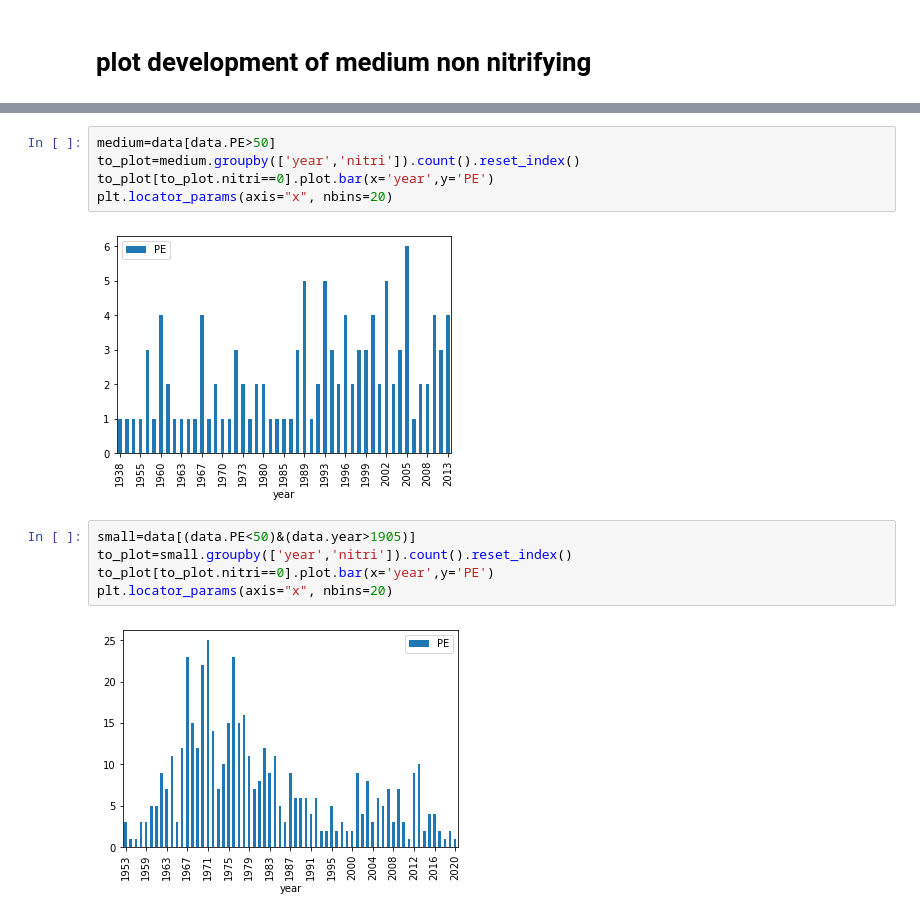
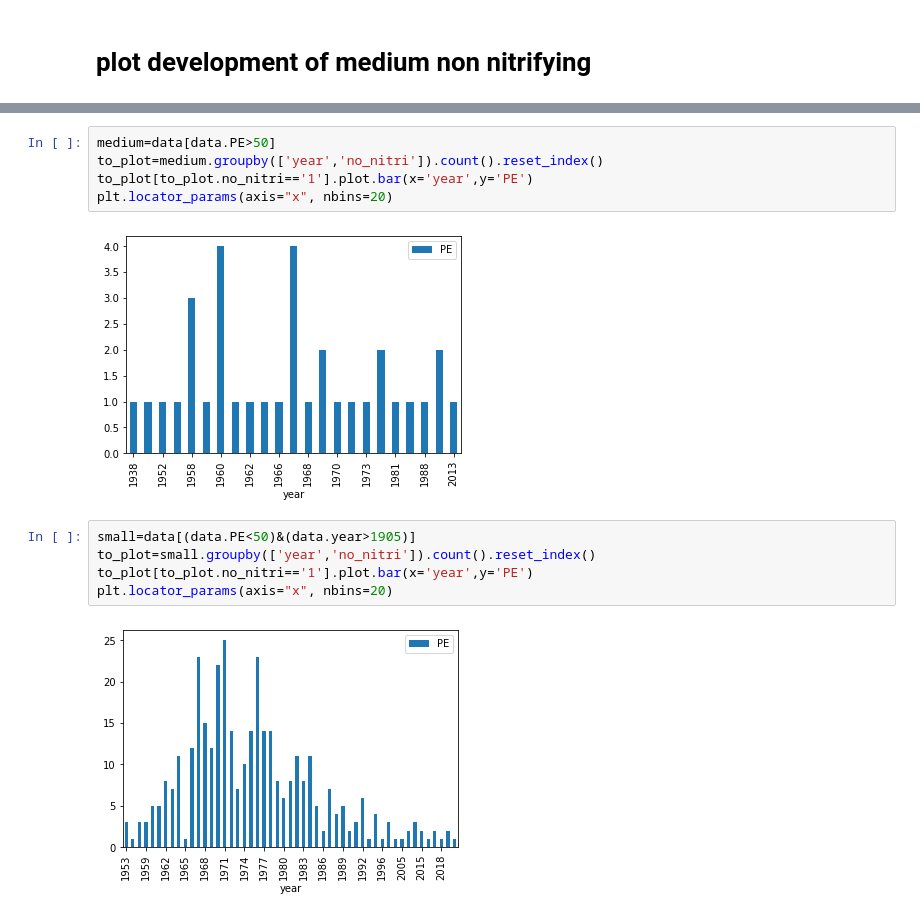
Before and after one commit to anakarpow/Locating-small-wastewater-systems-in-Austria, a Jupyter notebook: point_plots.ipynb, the cells around one changed output, grey strips where cells are left out. Saved outputs shown, nothing was run; the diff lists cells and outputs as text.

```diff
--- a/point_plots.ipynb
+++ b/point_plots.ipynb
@@ -90,16 +101,16 @@ data[data.nitri==True].plot(ax=ax,column='year', marker='^', legend=True,legend_
 # %%
 medium=data[data.PE>50]
-to_plot=medium.groupby(['year','nitri']).count().reset_index()
-to_plot[to_plot.nitri==0].plot.bar(x='year',y='PE')
+to_plot=medium.groupby(['year','no_nitri']).count().reset_index()
+to_plot[to_plot.no_nitri=='1'].plot.bar(x='year',y='PE')
 plt.locator_params(axis="x", nbins=20)
 # %% [output]
-[figure, old version]
+[figure, new version]
 # %%
 small=data[(data.PE<50)&(data.year>1905)]
-to_plot=small.groupby(['year','nitri']).count().reset_index()
-to_plot[to_plot.nitri==0].plot.bar(x='year',y='PE')
+to_plot=small.groupby(['year','no_nitri']).count().reset_index()
+to_plot[to_plot.no_nitri=='1'].plot.bar(x='year',y='PE')
 plt.locator_params(axis="x", nbins=20)
 # %% [output]
-[figure, old version]
+[figure, new version]
 # %%
 data=data[(data.year>1905)]
```
Also changed, not shown: parts of 6 cells of this notebook, 7 other files.
